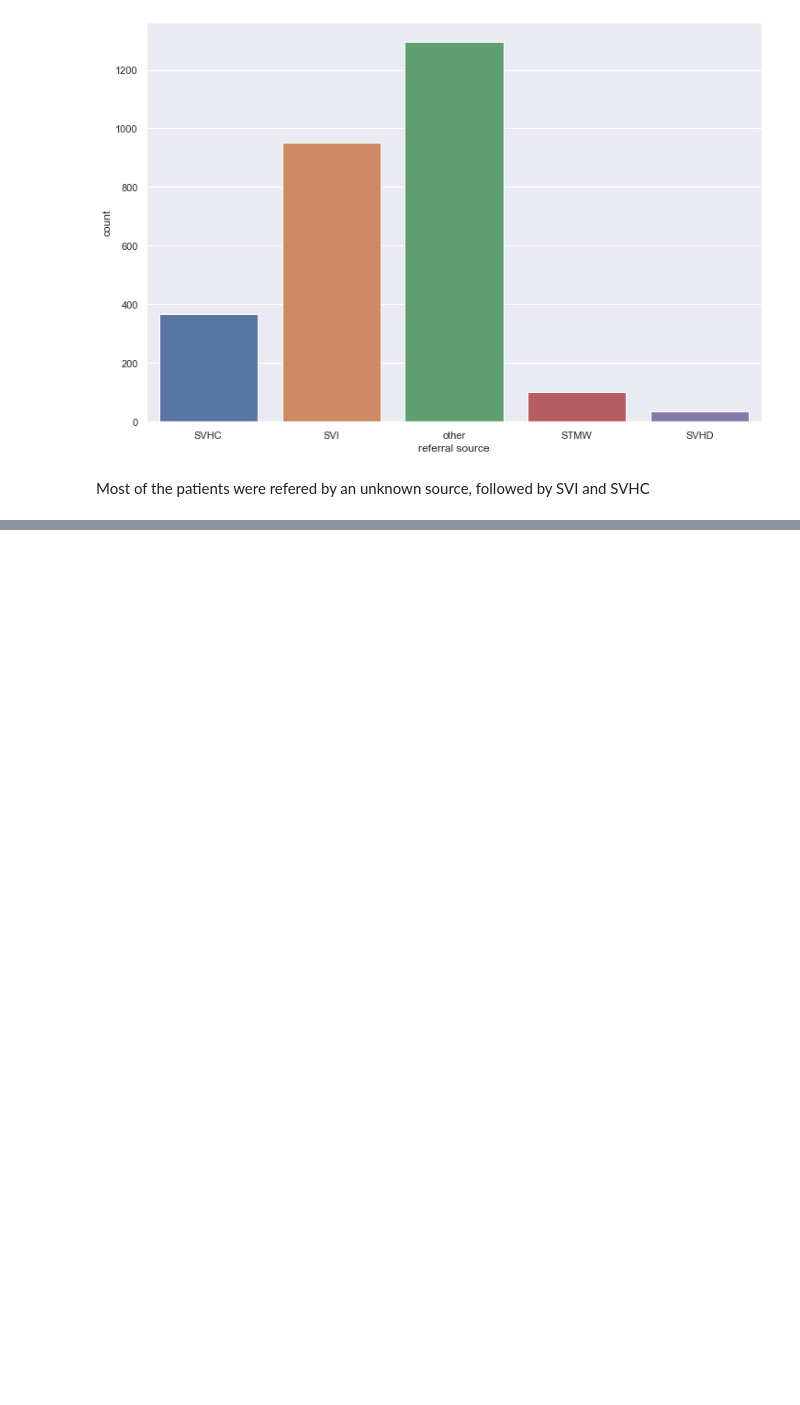
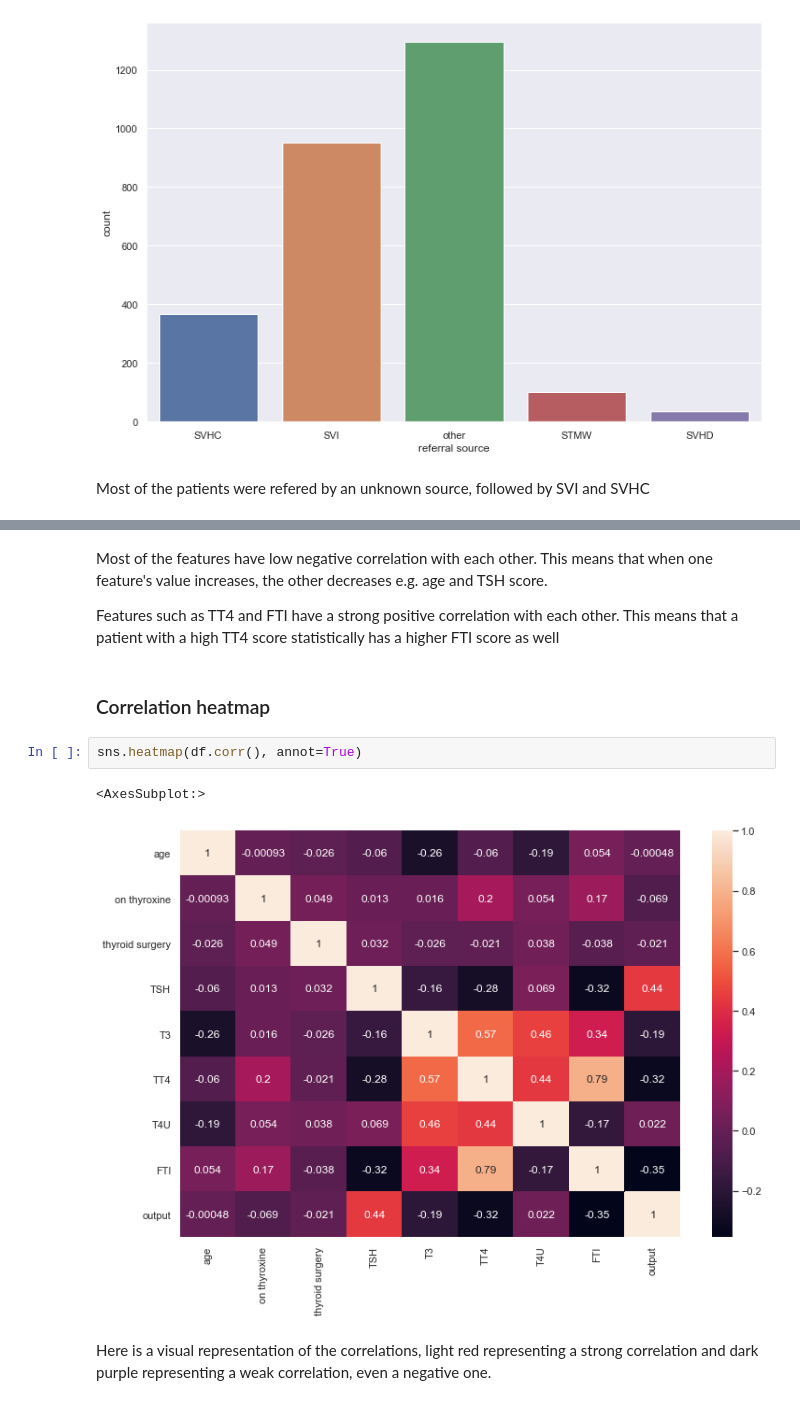
Before and after one commit to mbururyan/Hypothyroid-Disease-Detection-System, a Jupyter notebook: EDA.ipynb, the cells around one changed output, grey strips where cells are left out. Cells and saved outputs as stored; diff of their text form; blank space fills up the shorter version.

```diff
--- a/EDA.ipynb
+++ b/EDA.ipynb
@@ -133,0 +196,13 @@ We will proceed onto preprocessing for modelling
+# %% [markdown]
+Most of the features have low negative correlation with each other. This means that when one feature's value increases, the other decreases e.g. age and TSH score.
+
+Features such as TT4 and FTI have a strong positive correlation with each other. This means that a patient with a high TT4 score statistically has a higher FTI score as well
+# %% [markdown]
+### Correlation heatmap
+# %%
+sns.heatmap(df.corr(), annot=True)
+# %% [output]
+<AxesSubplot:>
+[figure, added]
+# %% [markdown]
+Here is a visual representation of the correlations, light red representing a strong correlation and dark purple representing a weak correlation, even a negative one.
```
Also changed, not shown: parts of 17 cells of this notebook.
